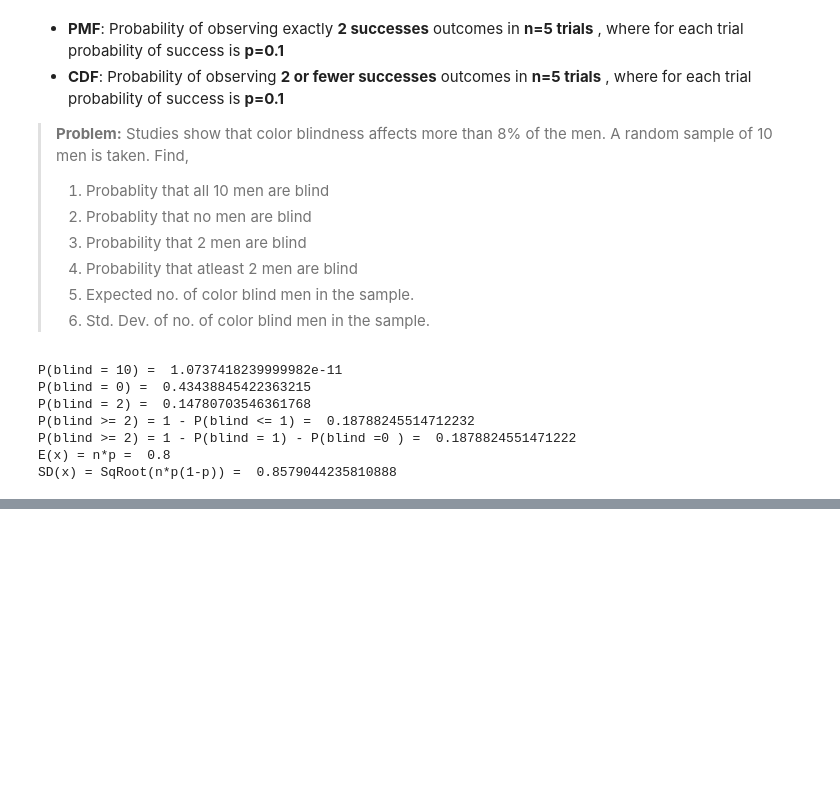
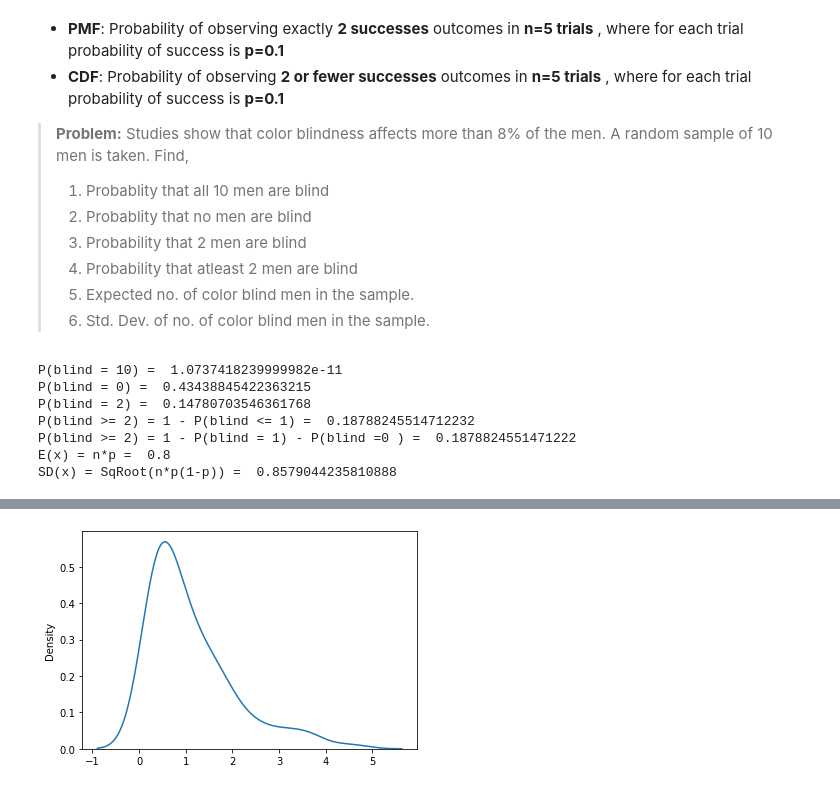
Before and after one commit to mrutyunjay17/Hands-On-Machine-Learning, a Jupyter notebook: other_books/practical_stats_for_ds/2_ data_and_sampling_distributions.ipynb, the cells around one changed output, grey strips where cells are left out. Cells and saved outputs as stored; diff of their text form; code cells hidden in the pictures; blank space fills up the shorter version.

```diff
--- a/other_books/practical_stats_for_ds/2_ data_and_sampling_distributions.ipynb
+++ b/other_books/practical_stats_for_ds/2_ data_and_sampling_distributions.ipynb
@@ -230,0 +243,5 @@ SD(x) = SqRoot(n*p(1-p)) =  0.8579044235810888
+# %%
+sns.kdeplot(st.expon.rvs(0.2, size=100, random_state=42))
+plt.show()
+# %% [output]
+[figure, added]
```
Also changed, not shown: parts of 6 cells of this notebook, 2 other files.
